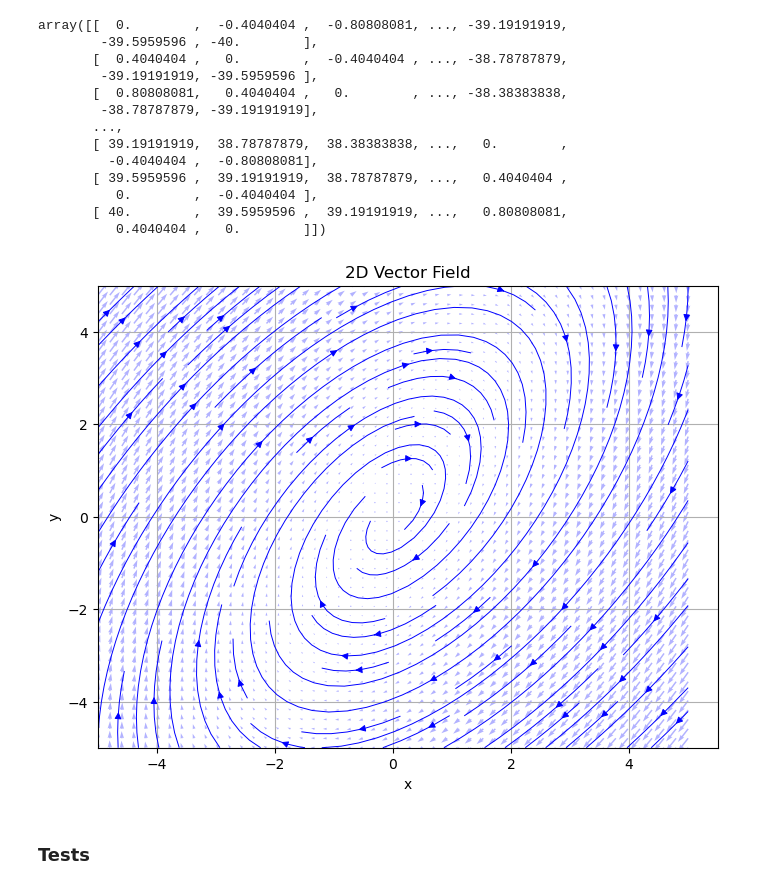
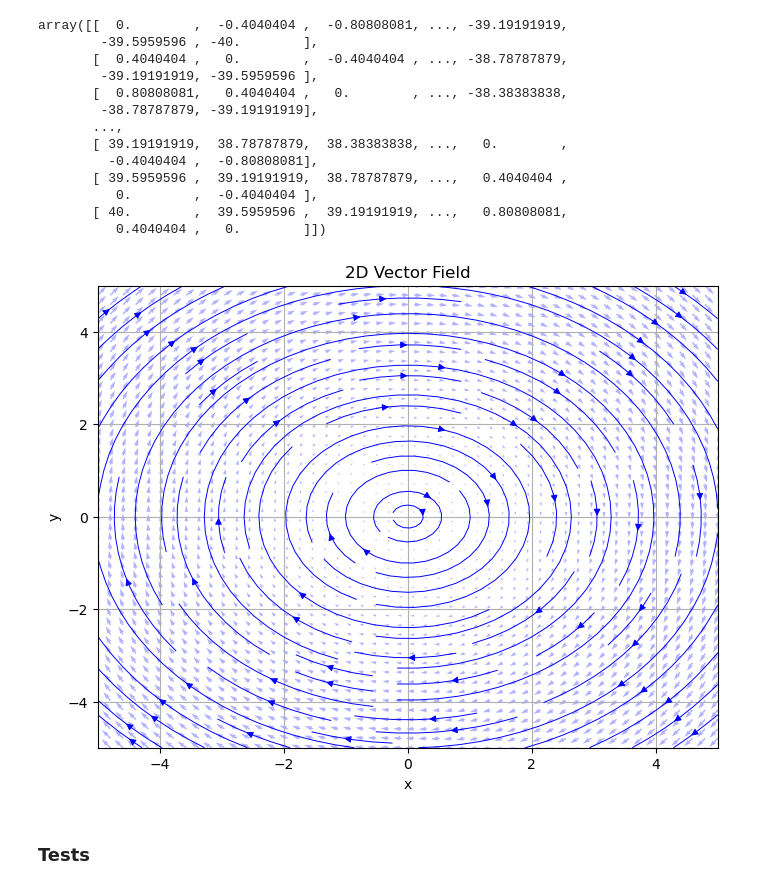
Before and after one commit to Lighfe/mdp-world-model, a Jupyter notebook: data_generation/simulations/NewGridAndSimulation.ipynb, the cells around one changed output. Drawn from its saved outputs; the diff is of its cells as text; code cells hidden in the pictures.

```diff
--- a/data_generation/simulations/NewGridAndSimulation.ipynb
+++ b/data_generation/simulations/NewGridAndSimulation.ipynb
@@ -486,6 +522,10 @@ def linearODE2(t, state):
 def linearODE3(t, state):
     matrix = np.array([[1,0], [0,1]]) #two identical positive real eigenvalues, unstable star
     return np.matmul(matrix, state)
+
+def linearODE4(t, state):
+    matrix = np.array([[0,1], [-1,0]]) #two identical positive complex eigenvalues
+    return np.matmul(matrix, state)
 # %%
 X = np.linspace(-10, 10, 100)
 Y = np.linspace(-10, 10, 100)
@@ -541,9 +581,9 @@ def plot_2D_vector_field(ode_func, bounds, streamplot=True):
     plt.show()
 # %%
 bounds = [[-5, 5], [-5, 5]]
-plot_2D_vector_field(linearODE1, bounds, streamplot=True)
+plot_2D_vector_field(linearODE4, bounds, streamplot=True)
 # %% [output]
-[figure, old version]
+[figure, new version]
 # %% [markdown]
 ### Tests
 # %%
```
Also changed, not shown: parts of 6 cells of this notebook.
